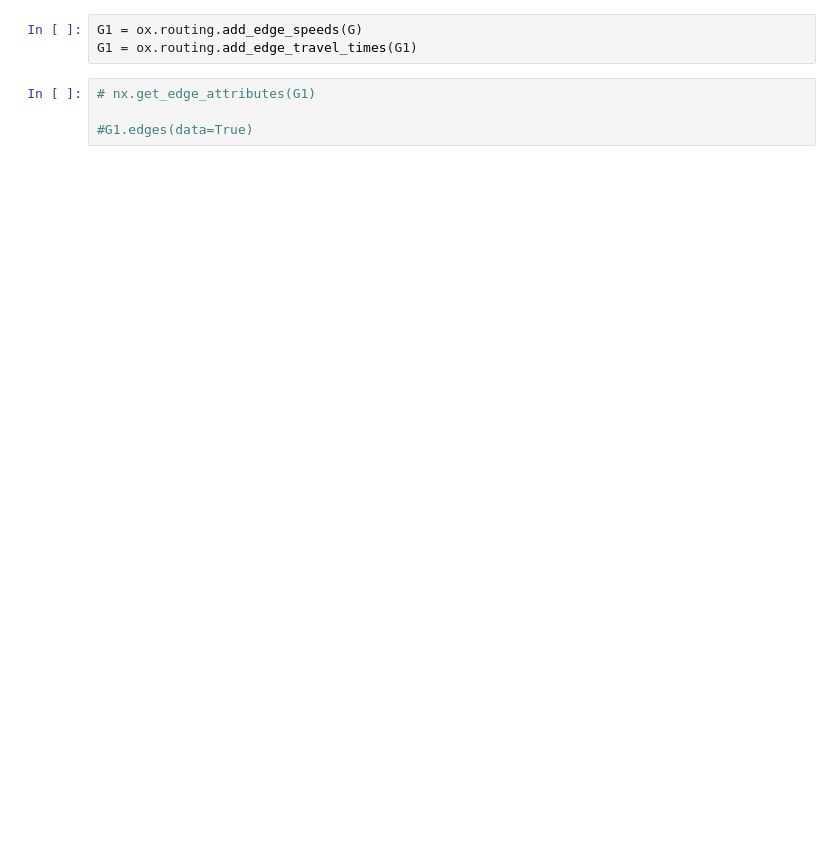
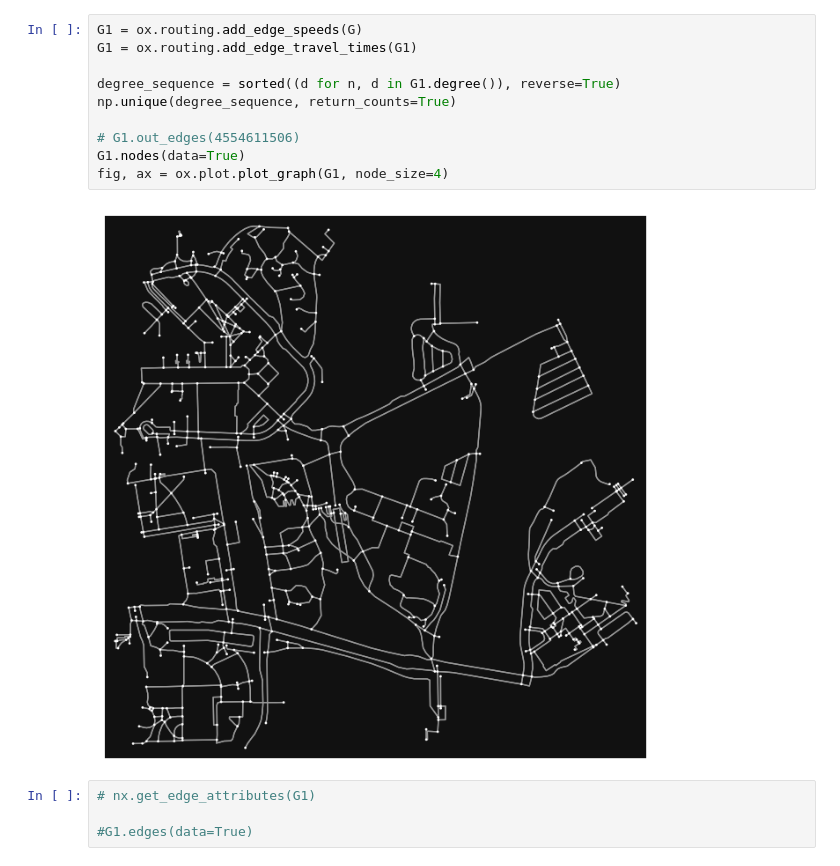
Before and after one commit to mac010ucsd/mts_routes, a Jupyter notebook: Untitled.ipynb, the cells around one changed output. Drawn from its saved outputs; the diff is of its cells as text; blank space fills up the shorter version.

```diff
--- a/Untitled.ipynb
+++ b/Untitled.ipynb
@@ -15,6 +49,15 @@ fig, ax = ox.plot.plot_graph(G, figsize=(10,10))
 # %%
 G1 = ox.routing.add_edge_speeds(G)
 G1 = ox.routing.add_edge_travel_times(G1)
+
+degree_sequence = sorted((d for n, d in G1.degree()), reverse=True)
+np.unique(degree_sequence, return_counts=True)
+
+# G1.out_edges(4554611506)
+G1.nodes(data=True)
+fig, ax = ox.plot.plot_graph(G1, node_size=4)
+# %% [output]
+[figure, added]
 # %%
 # nx.get_edge_attributes(G1)
 
```
Also changed, not shown: parts of 26 cells of this notebook, 5 other files.
